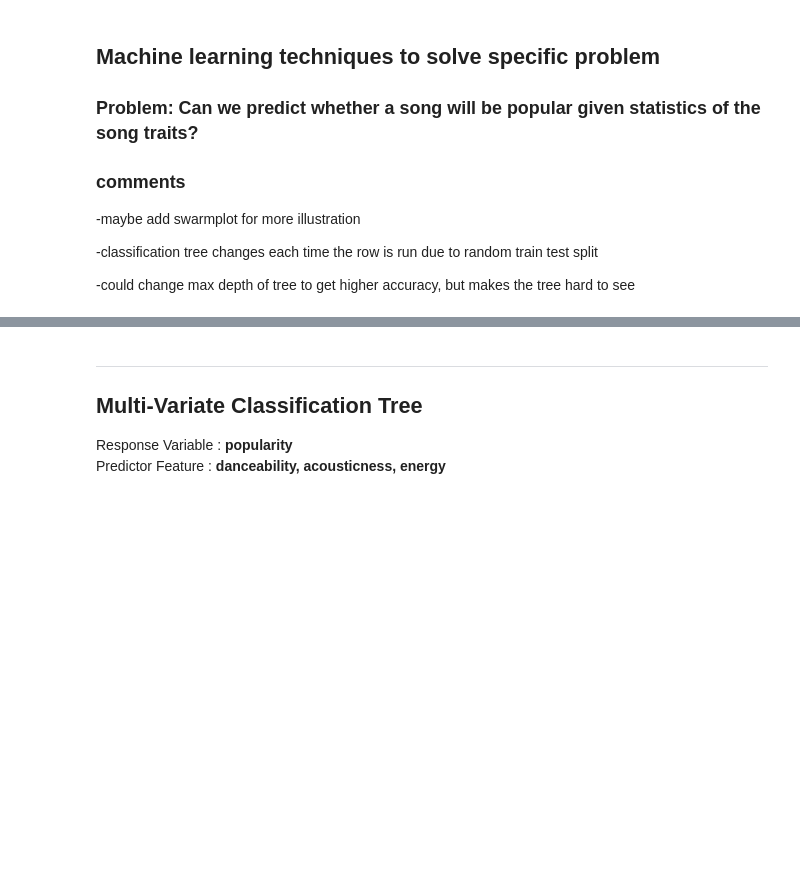
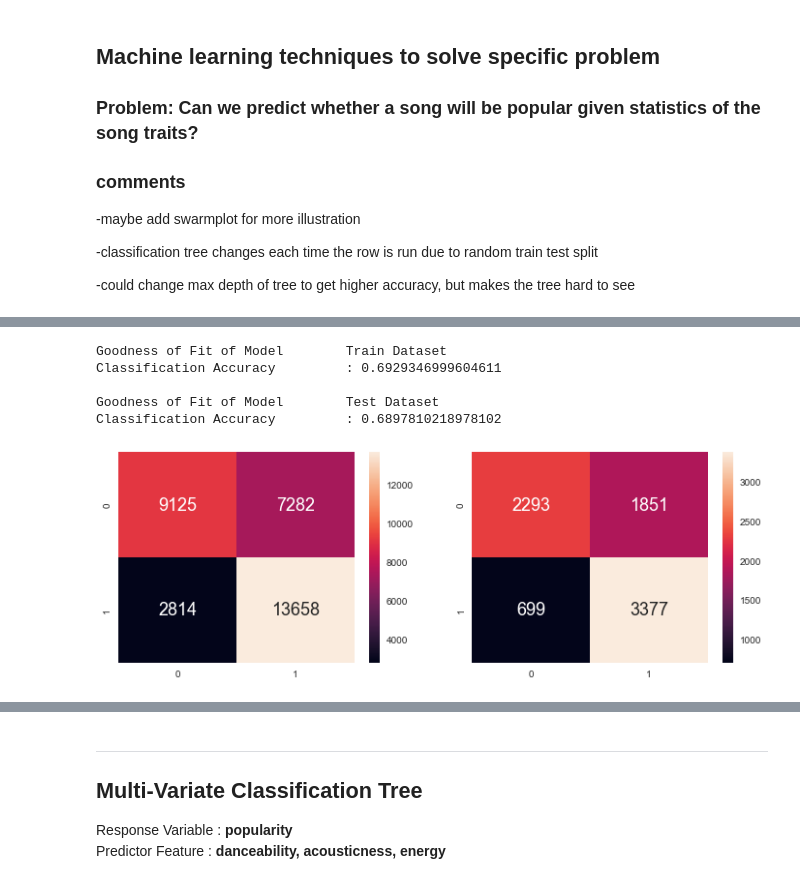
Before and after one commit to agentzhao/spotify-prediction, a Jupyter notebook: spotifypred.ipynb, the cells around one changed output, grey strips where cells are left out. Cells and saved outputs as stored; diff of their text form; code cells hidden in the pictures; blank space fills up the shorter version.

```diff
--- a/spotifypred.ipynb
+++ b/spotifypred.ipynb
@@ -470,0 +479,9 @@ Classification Accuracy         : 0.6441605839416058
+# %%
+accuracy('instrumentalness')
+# %% [output]
+Goodness of Fit of Model        Train Dataset
+Classification Accuracy         : 0.6929346999604611
+
+Goodness of Fit of Model        Test Dataset
+Classification Accuracy         : 0.6897810218978102
+[figure, added]
```
Also changed, not shown: parts of 37 cells of this notebook.
